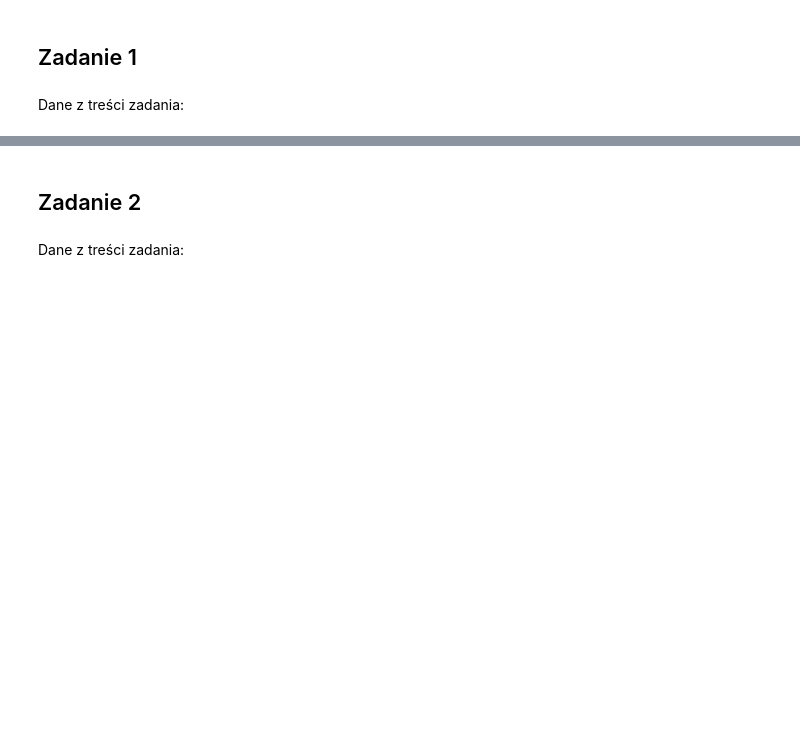
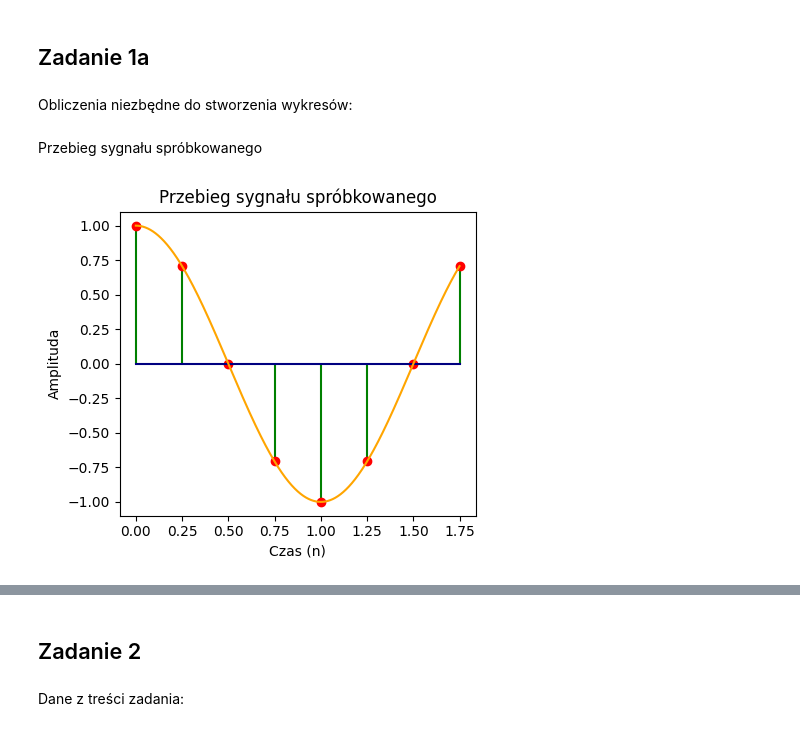
Before and after one commit to ksiemionek/WMM_lab, a Jupyter notebook: lab1/104_Siemionek_Zieziula.ipynb, the cells around one changed output, grey strips where cells are left out. Saved outputs shown, nothing was run; the diff lists cells and outputs as text; code cells hidden in the pictures; blank space fills up the shorter version.

```diff
--- a/lab1/104_Siemionek_Zieziula.ipynb
+++ b/lab1/104_Siemionek_Zieziula.ipynb
@@ -12,4 +13,42 @@ import matplotlib.pyplot as plt
 # %% [markdown]
-## Zadanie 1
+## Zadanie 1a
-# %% [markdown]
-Dane z treści zadania:
+# %% [markdown]
+Obliczenia niezbędne do stworzenia wykresów:
+# %%
+N_points = 8
+period = 2
+sampling_freq = N_points / period
+time_vals = np.linspace(0, period, N_points, endpoint=False)
+signal = np.cos(np.pi * time_vals)
+
+fft_res = np.fft.fft(signal)
+amp_spectrum = np.abs(fft_res) / N_points
+frequencies = np.fft.fftfreq(N_points, d=period / N_points)
+phases = np.angle(fft_res)
+threshold = 1e-10
+
+for i in range(N_points):
+    if amp_spectrum[i] < threshold:
+        phases[i] = 0
+    else:
+        if i != 0 and i != N_points // 2:
+            phases[i] = np.pi if np.real(fft_res[i]) < 0 else 0
+# %% [markdown]
+Przebieg sygnału spróbkowanego
+# %%
+plt.figure(figsize=(12, 4))
+
+plt.subplot(1, 3, 1)
+plt.stem(time_vals, signal, linefmt="green", markerfmt="ro", basefmt="navy")
+cos_time_x = np.arange(0, 1.75, step=0.0001)
+cos_time_y = np.cos(np.pi * cos_time_x)
+plt.plot(cos_time_x, cos_time_y, color="orange")
+
+plt.title("Przebieg sygnału spróbkowanego")
+plt.xlabel("Czas (n)")
+plt.ylabel("Amplituda")
+
+plt.tight_layout()
+plt.show()
+# %% [output]
+[figure, added]
```
Also changed, not shown: parts of 8 cells of this notebook.
